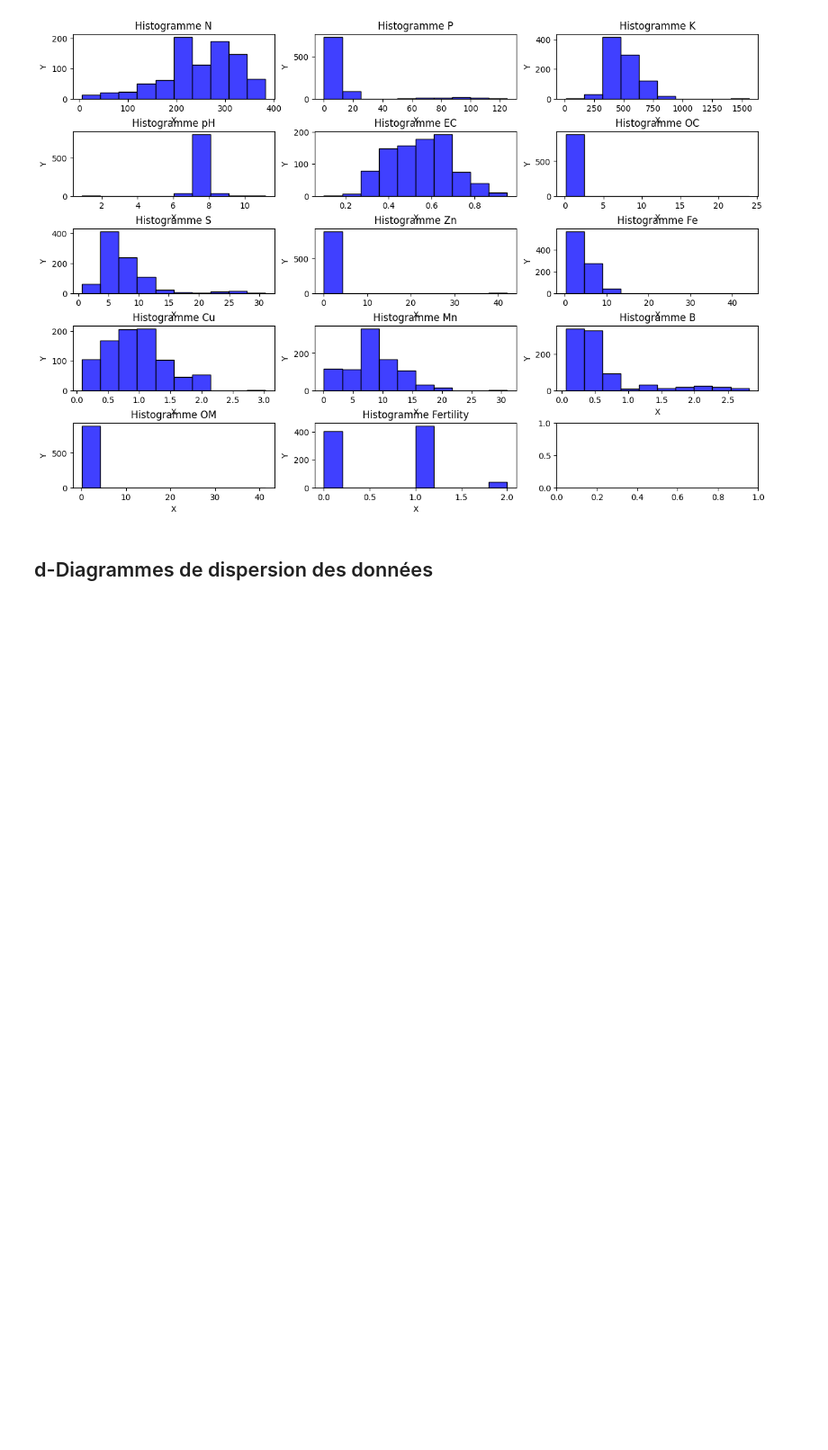
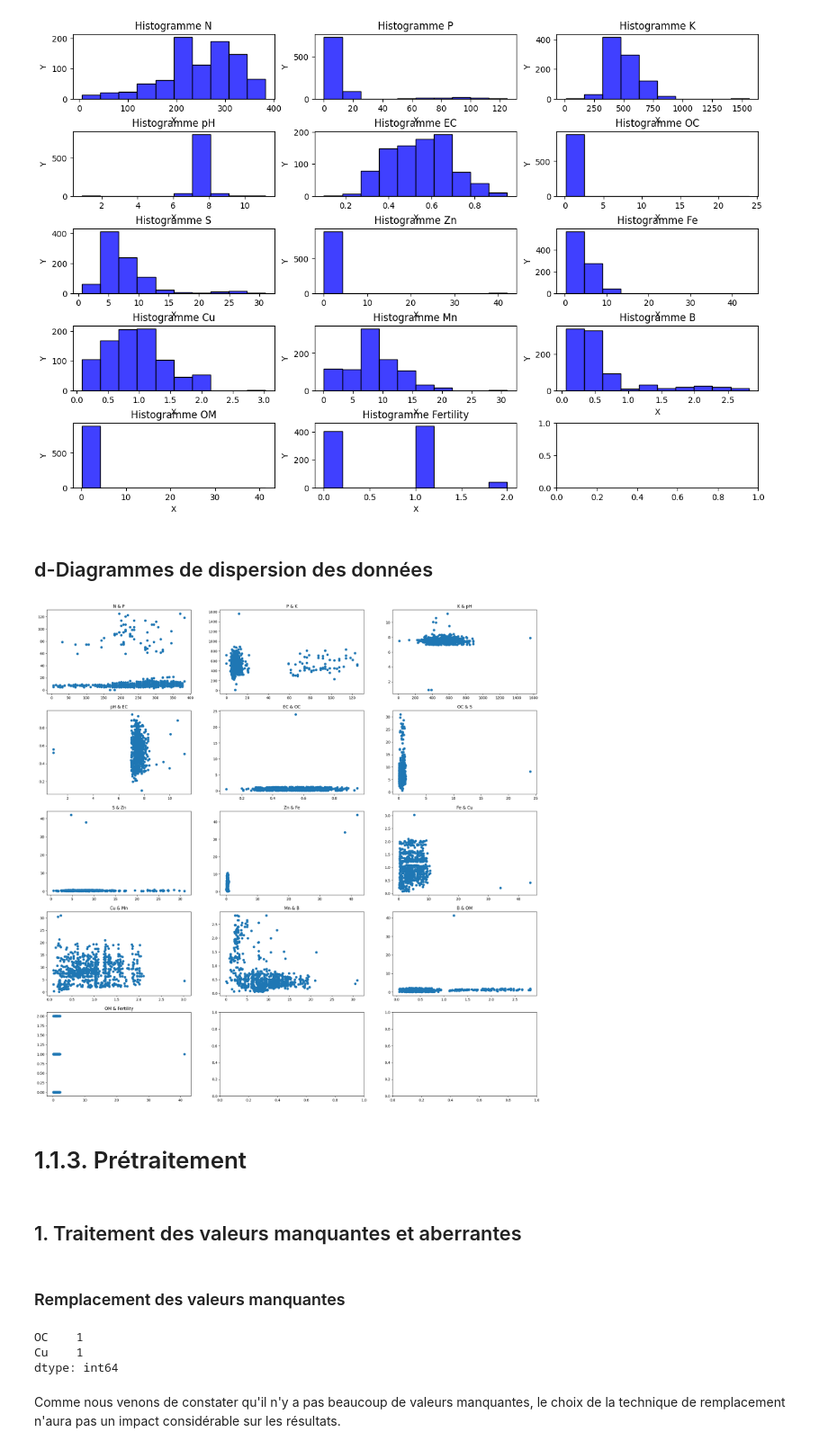
Before and after one commit to Katia-LOUNAS/Data_Mining, a Jupyter notebook: Preprocessing.ipynb, the cells around one changed output. Shown at 90% size. Saved outputs shown, nothing was run; the diff lists cells and outputs as text; code cells hidden in the pictures; blank space fills up the shorter version.

```diff
--- a/Preprocessing.ipynb
+++ b/Preprocessing.ipynb
@@ -152,3 +152,37 @@ plt.show()
 [figure]
 # %% [markdown]
 <h2>d-Diagrammes de dispersion des données
+# %%
+fig, axes = plt.subplots(5, 3,figsize=(25, 25))
+k = 0
+j = 0
+d_data = data.columns.tolist()
+d_data= [d for d in d_data if is_numeric_dtype(data[d])]
+d_data = list(zip(d_data, d_data[1:]))
+for d in d_data:
+    if is_numeric_dtype(data[d[0]]) and is_numeric_dtype(data[d[1]]):
+        axes[k, j].scatter(data[d[0]], data[d[1]])
+        axes[k, j].set_title(d[0] + " & "+ d[1])
+        j += 1
+        if j == 3:
+            j = 0
+            k += 1
+
+plt.show()
+# %% [output]
+[figure, added]
+# %% [markdown]
+<h1>1.1.3. Prétraitement
+# %% [markdown]
+<h2>1. Traitement des valeurs manquantes et aberrantes
+# %% [markdown]
+<h3>Remplacement des valeurs manquantes
+# %%
+#Showing variables with missing values
+data[data.columns[data.isnull().any()]].isnull().sum()
+# %% [output]
+OC    1
+Cu    1
+dtype: int64
+# %% [markdown]
+Comme nous venons de constater qu'il n'y a pas beaucoup de valeurs manquantes, le choix de la technique de remplacement n'aura pas un impact considérable sur les résultats.
```
Also changed, not shown: parts of 25 cells of this notebook, 1 other file.
